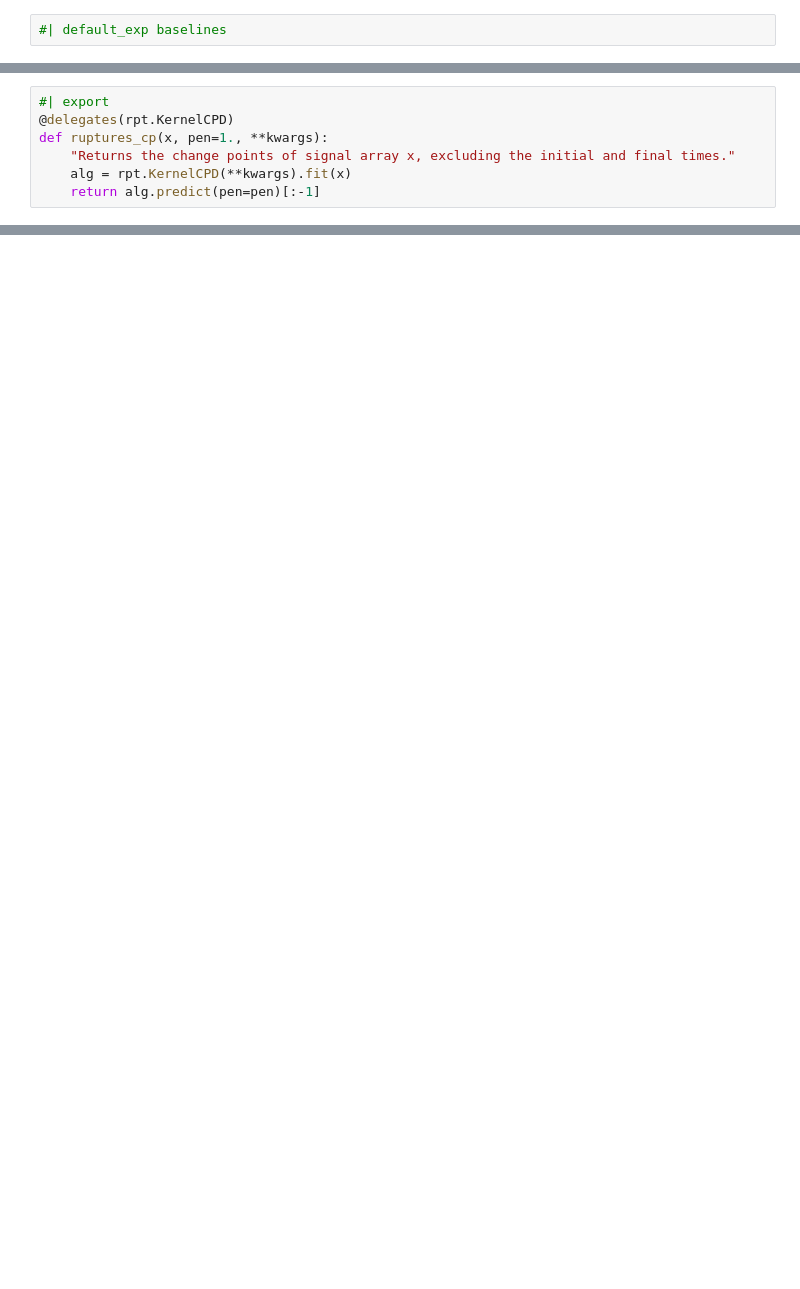
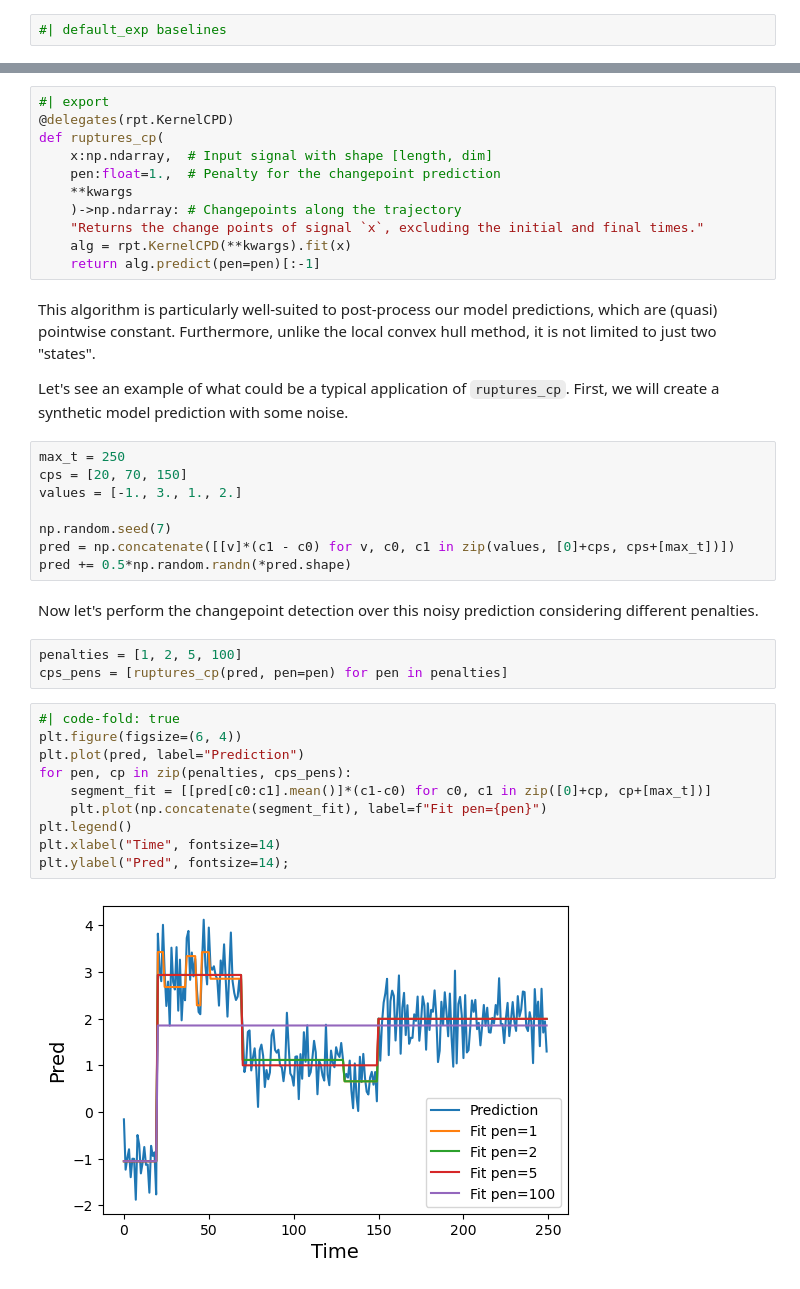
Before and after one commit to BorjaRequena/step, a Jupyter notebook: nbs/source/03_baselines.ipynb, the cells around one changed output, grey strips where cells are left out. Saved outputs shown, nothing was run; the diff lists cells and outputs as text; blank space fills up the shorter version.

```diff
--- a/nbs/source/03_baselines.ipynb
+++ b/nbs/source/03_baselines.ipynb
@@ -88,7 +9,0 @@ import ruptures as rpt
-# %%
-#| export
-@delegates(rpt.KernelCPD)
-def ruptures_cp(x, pen=1., **kwargs):
-    "Returns the change points of signal array x, excluding the initial and final times."
-    alg = rpt.KernelCPD(**kwargs).fit(x)
-    return alg.predict(pen=pen)[:-1]
@@ -94,0 +193,40 @@ def ruptures_cp(x, pen=1., **kwargs):
+# %%
+#| export
+@delegates(rpt.KernelCPD)
+def ruptures_cp(
+    x:np.ndarray,  # Input signal with shape [length, dim]
+    pen:float=1.,  # Penalty for the changepoint prediction
+    **kwargs
+    )->np.ndarray: # Changepoints along the trajectory
+    "Returns the change points of signal `x`, excluding the initial and final times."
+    alg = rpt.KernelCPD(**kwargs).fit(x)
+    return alg.predict(pen=pen)[:-1]
+# %% [markdown]
+This algorithm is particularly well-suited to post-process our model predictions, which are (quasi) pointwise constant. Furthermore, unlike the local convex hull method, it is not limited to just two "states".
+
+Let's see an example of what could be a typical application of `ruptures_cp`. First, we will create a synthetic model prediction with some noise.
+# %%
+max_t = 250
+cps = [20, 70, 150]
+values = [-1., 3., 1., 2.]
+
+np.random.seed(7)
+pred = np.concatenate([[v]*(c1 - c0) for v, c0, c1 in zip(values, [0]+cps, cps+[max_t])])
+pred += 0.5*np.random.randn(*pred.shape)
+# %% [markdown]
+Now let's perform the changepoint detection over this noisy prediction considering different penalties.
+# %%
+penalties = [1, 2, 5, 100]
+cps_pens = [ruptures_cp(pred, pen=pen) for pen in penalties]
+# %%
+#| code-fold: true
+plt.figure(figsize=(6, 4))
+plt.plot(pred, label="Prediction")
+for pen, cp in zip(penalties, cps_pens):
+    segment_fit = [[pred[c0:c1].mean()]*(c1-c0) for c0, c1 in zip([0]+cp, cp+[max_t])]
+    plt.plot(np.concatenate(segment_fit), label=f"Fit pen={pen}")
+plt.legend()
+plt.xlabel("Time", fontsize=14)
+plt.ylabel("Pred", fontsize=14);
+# %% [output]
+[figure, added]
```
Also changed, not shown: parts of 47 cells of this notebook, 10 other files.
